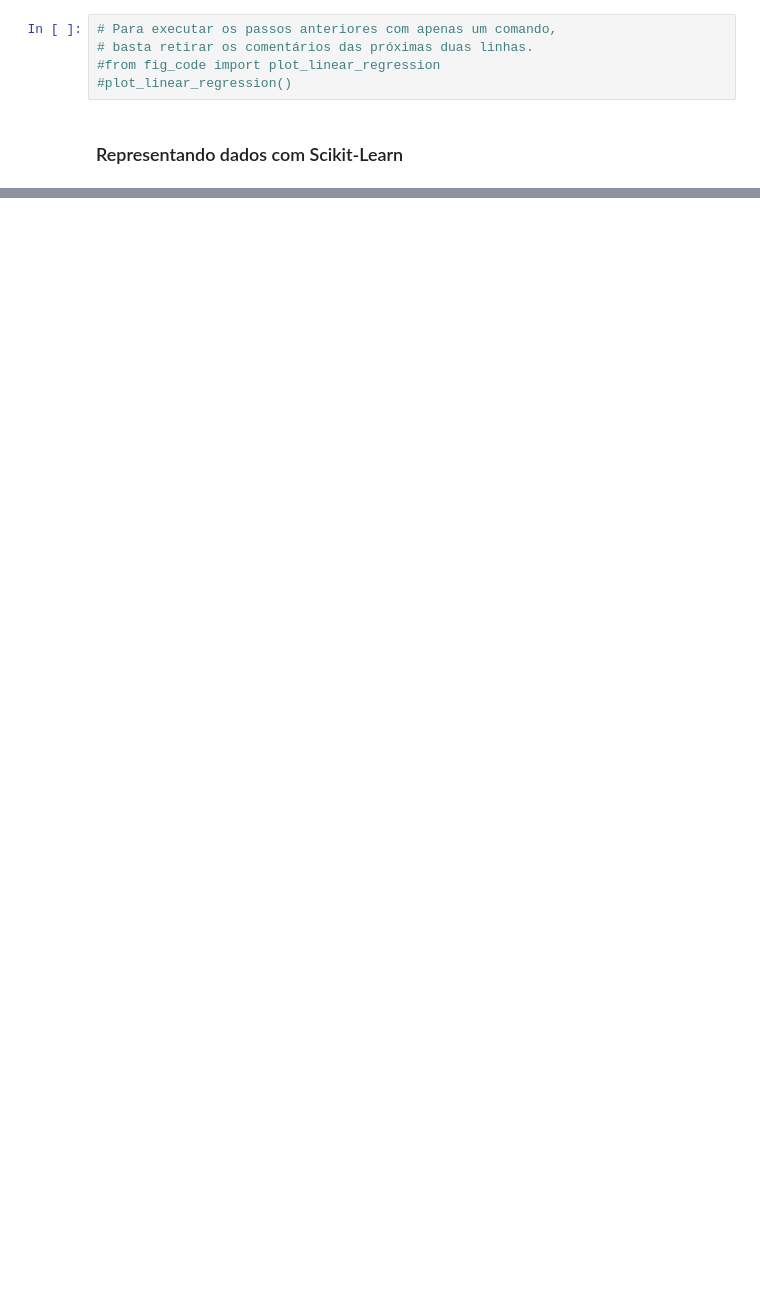
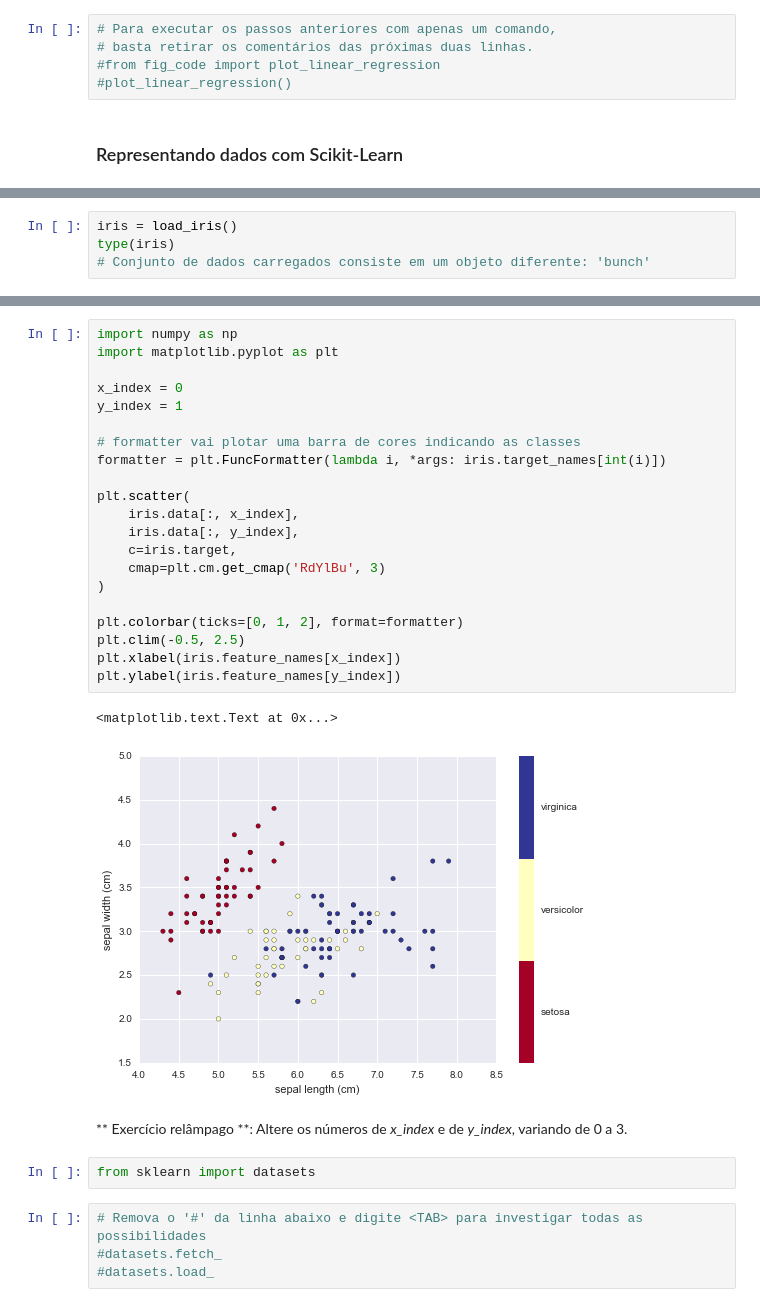
Before and after one commit to andressa/workshop-machinelearning-python, a Jupyter notebook: notebooks/Introdução a Scikit-Learn.ipynb, the cells around one changed output, grey strips where cells are left out. Saved outputs shown, nothing was run; the diff lists cells and outputs as text; blank space fills up the shorter version.

```diff
--- a/notebooks/Introdução a Scikit-Learn.ipynb
+++ b/notebooks/Introdução a Scikit-Learn.ipynb
@@ -143,0 +187,4 @@ ax.axis('tight')
+# %%
+iris = load_iris()
+type(iris)
+# Conjunto de dados carregados consiste em um objeto diferente: 'bunch'
@@ -143,0 +233,32 @@ ax.axis('tight')
+# %%
+import numpy as np
+import matplotlib.pyplot as plt
+
+x_index = 0
+y_index = 1
+
+# formatter vai plotar uma barra de cores indicando as classes
+formatter = plt.FuncFormatter(lambda i, *args: iris.target_names[int(i)])
+
+plt.scatter(
+    iris.data[:, x_index],
+    iris.data[:, y_index],
+    c=iris.target,
+    cmap=plt.cm.get_cmap('RdYlBu', 3)
+)
+
+plt.colorbar(ticks=[0, 1, 2], format=formatter)
+plt.clim(-0.5, 2.5)
+plt.xlabel(iris.feature_names[x_index])
+plt.ylabel(iris.feature_names[y_index])
+# %% [output]
+<matplotlib.text.Text at 0x...>
+[figure, added]
+# %% [markdown]
+** Exercício relâmpago **: Altere os números de *x_index* e de *y_index*, variando de 0 a 3.
+# %%
+from sklearn import datasets
+# %%
+# Remova o '#' da linha abaixo e digite <TAB> para investigar todas as possibilidades
+#datasets.fetch_
+#datasets.load_
```
Also changed, not shown: parts of 16 cells of this notebook, 5 other files.
